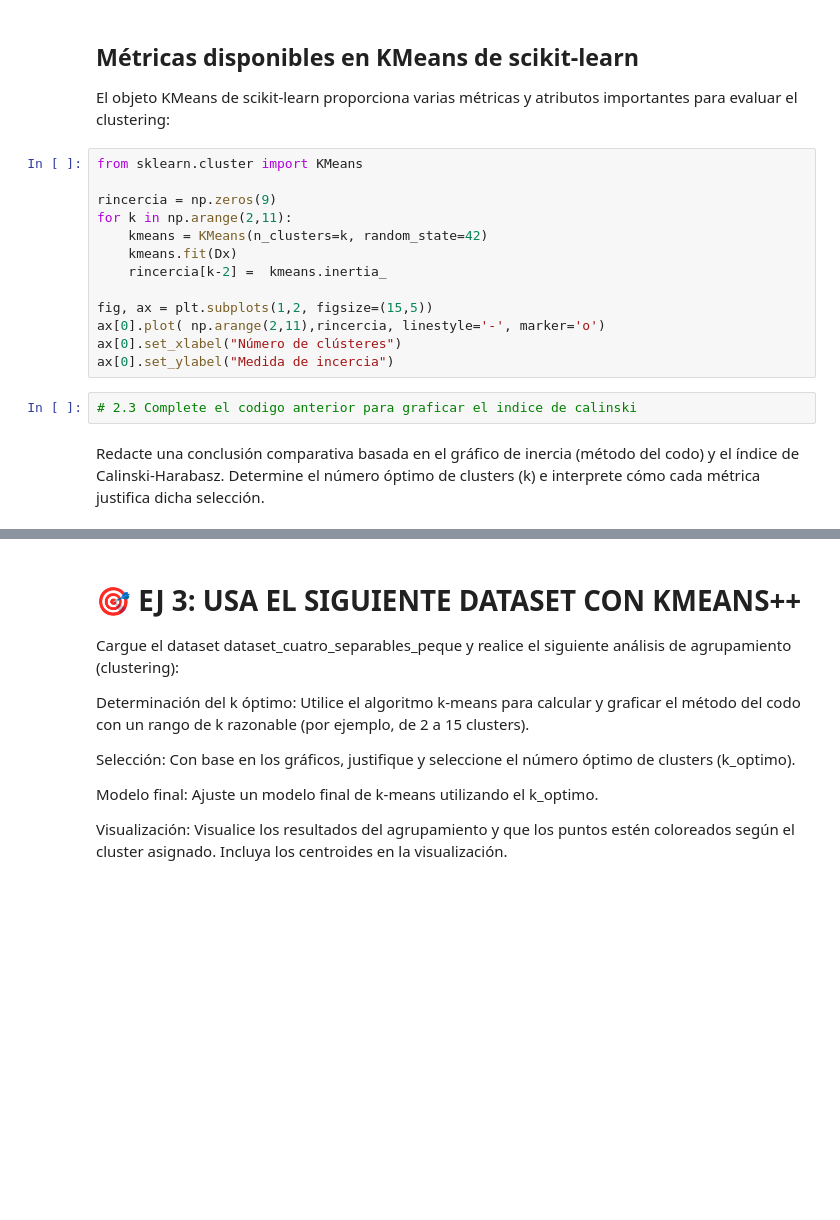
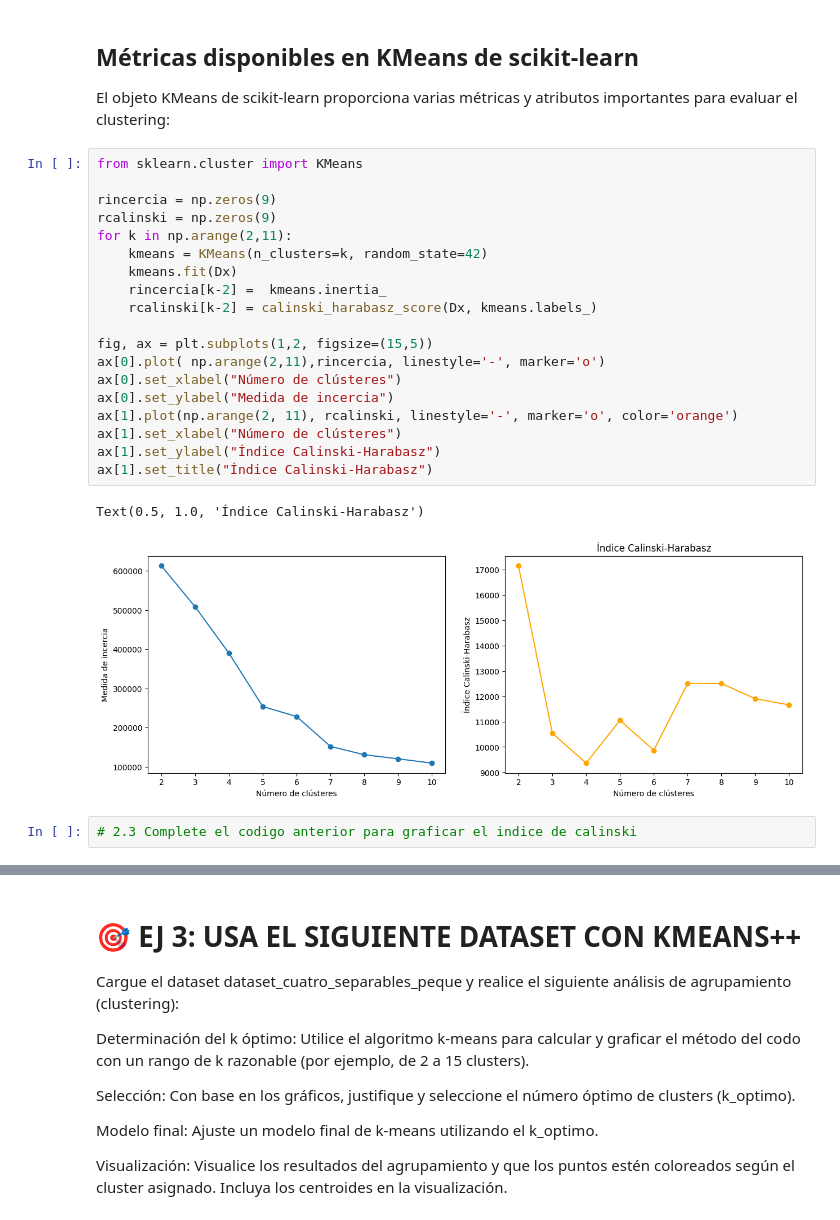
Before and after one commit to SandraNavarrete-docente/aprendizaje-automatico-252601, a Jupyter notebook: 04-MODELOS-NO-SUPERVISADOS/4_3_Métodos_de_clustering_basados_en_particiones_V2.ipynb, the cells around one changed output, grey strips where cells are left out. Drawn from its saved outputs; the diff is of its cells as text; blank space fills up the shorter version.

```diff
--- a/04-MODELOS-NO-SUPERVISADOS/4_3_Métodos_de_clustering_basados_en_particiones_V2.ipynb
+++ b/04-MODELOS-NO-SUPERVISADOS/4_3_Métodos_de_clustering_basados_en_particiones_V2.ipynb
@@ -277,17 +290,24 @@ El objeto KMeans de scikit-learn proporciona varias métricas y atributos import
 # %%
 from sklearn.cluster import KMeans
 
 rincercia = np.zeros(9)
+rcalinski = np.zeros(9)
 for k in np.arange(2,11):
     kmeans = KMeans(n_clusters=k, random_state=42)
     kmeans.fit(Dx)
     rincercia[k-2] =  kmeans.inertia_
+    rcalinski[k-2] = calinski_harabasz_score(Dx, kmeans.labels_)
 
 fig, ax = plt.subplots(1,2, figsize=(15,5))
 ax[0].plot( np.arange(2,11),rincercia, linestyle='-', marker='o')
 ax[0].set_xlabel("Número de clústeres")
 ax[0].set_ylabel("Medida de incercia")
+ax[1].plot(np.arange(2, 11), rcalinski, linestyle='-', marker='o', color='orange')
+ax[1].set_xlabel("Número de clústeres")
+ax[1].set_ylabel("Índice Calinski-Harabasz")
+ax[1].set_title("Índice Calinski-Harabasz")
+# %% [output]
+Text(0.5, 1.0, 'Índice Calinski-Harabasz')
+[figure, added]
 # %%
 # 2.3 Complete el codigo anterior para graficar el indice de calinski
-# %% [markdown]
-Redacte una conclusión comparativa basada en el gráfico de inercia (método del codo) y el índice de Calinski-Harabasz. Determine el número óptimo de clusters (k) e interprete cómo cada métrica justifica dicha selección.
```
Also changed, not shown: parts of 15 cells of this notebook.
